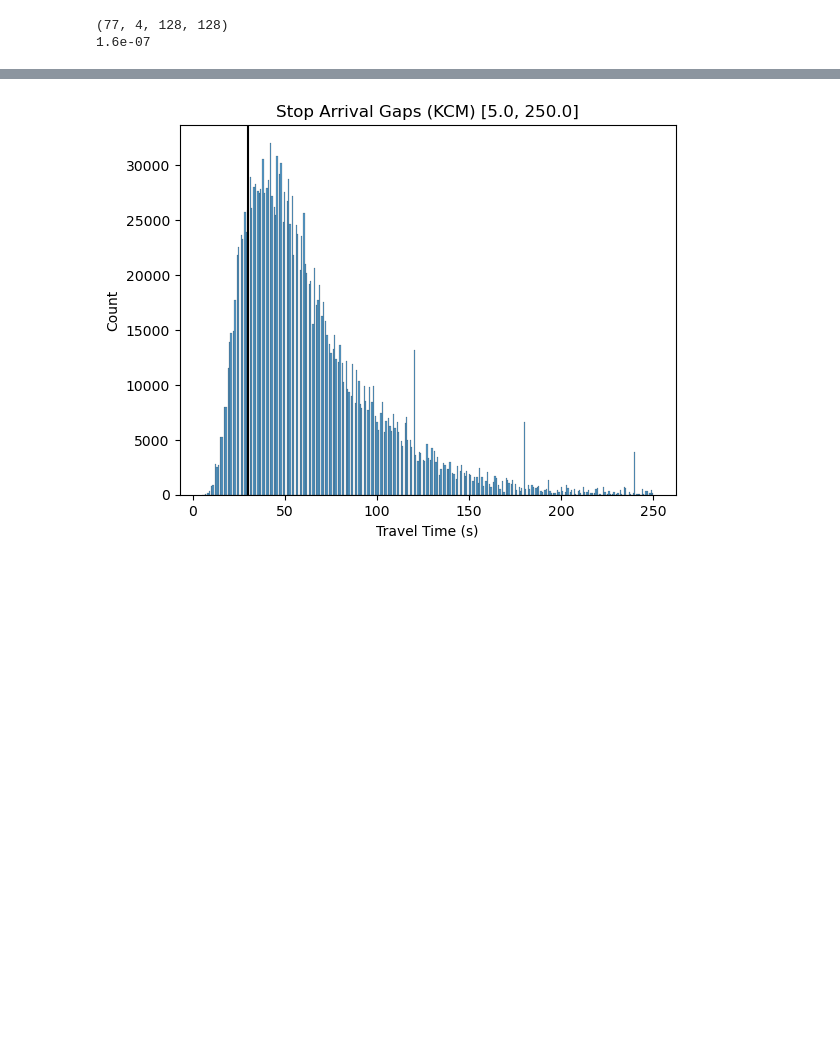
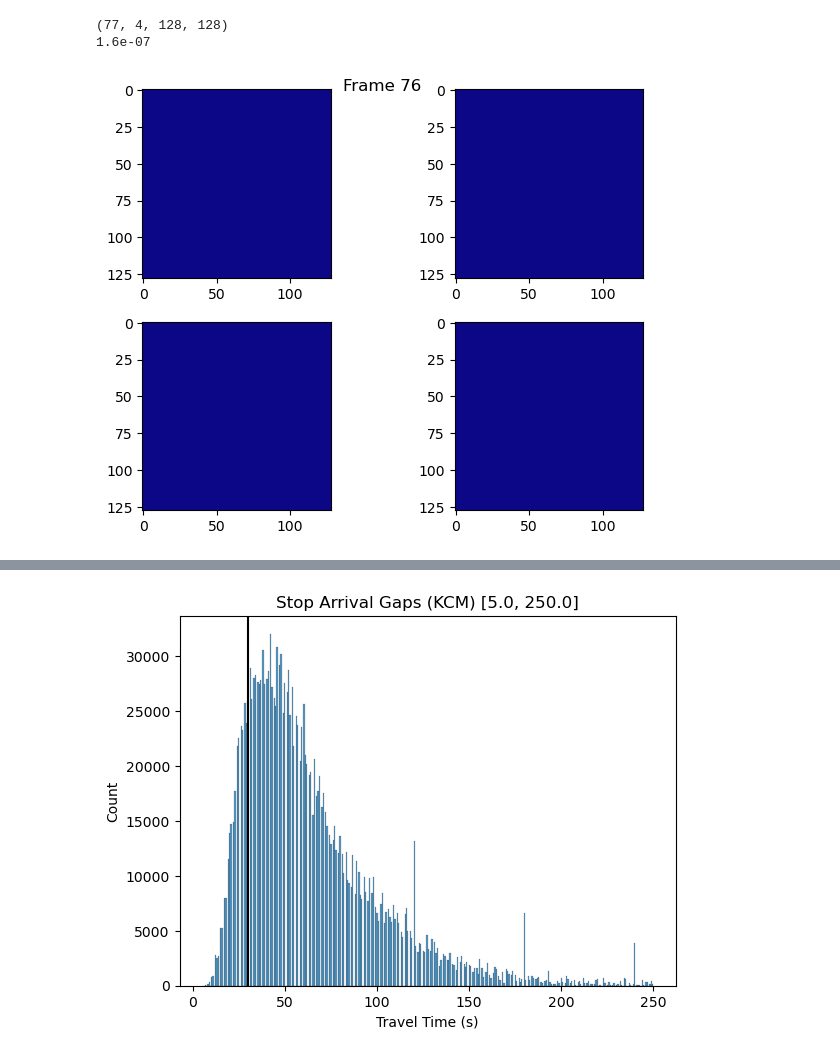
Before and after one commit to zackAemmer/generalizable_travel_times, a Jupyter notebook: src/explore_inputs.ipynb, the cells around one changed output, grey strips where cells are left out. Saved outputs shown, nothing was run; the diff lists cells and outputs as text; code cells hidden in the pictures; blank space fills up the shorter version.

```diff
--- a/src/explore_inputs.ipynb
+++ b/src/explore_inputs.ipynb
@@ -31,11 +32,12 @@ print(sys.getsizeof(kcm_grid)*1e-9)
 # %%
 atb_grid = atb_inputs['train_grid']
 print(atb_grid.shape) # (tsteps, channels, latsteps, lonsteps)
 print(sys.getsizeof(atb_grid)*1e-9)
-# shape_utils.save_grid_anim(atb_grid, "grid_speeds_atb.mp4", 0, 35)
+shape_utils.save_grid_anim(atb_grid, "grid_speeds_atb.mp4", 0, 35)
 # %% [output]
 (77, 4, 128, 128)
 1.6e-07
+[figure, added]
 # %%
 # Look at a single trip
 test_traces = kcm_inputs['test_traces']
```
Also changed, not shown: parts of 13 cells of this notebook, 4 other files.
